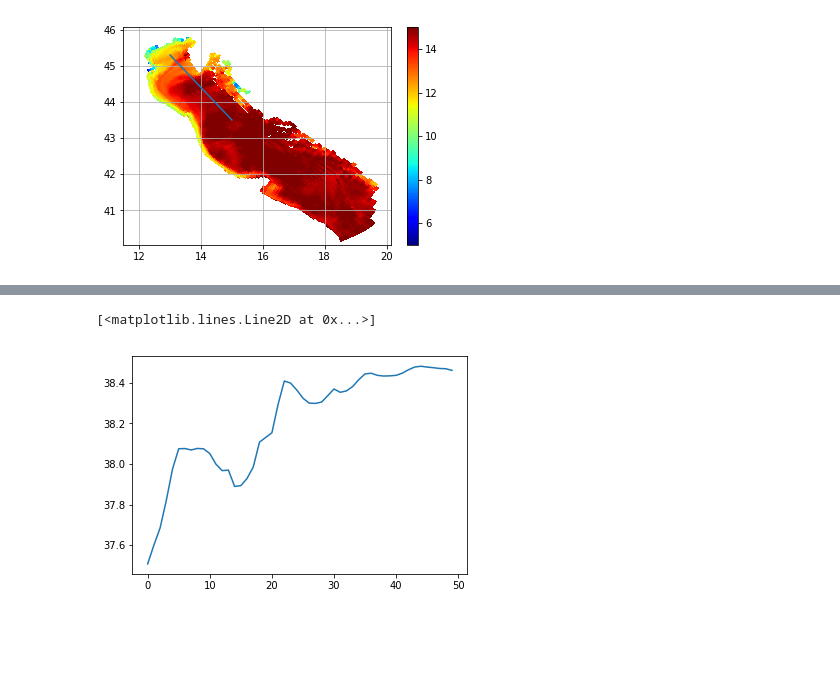
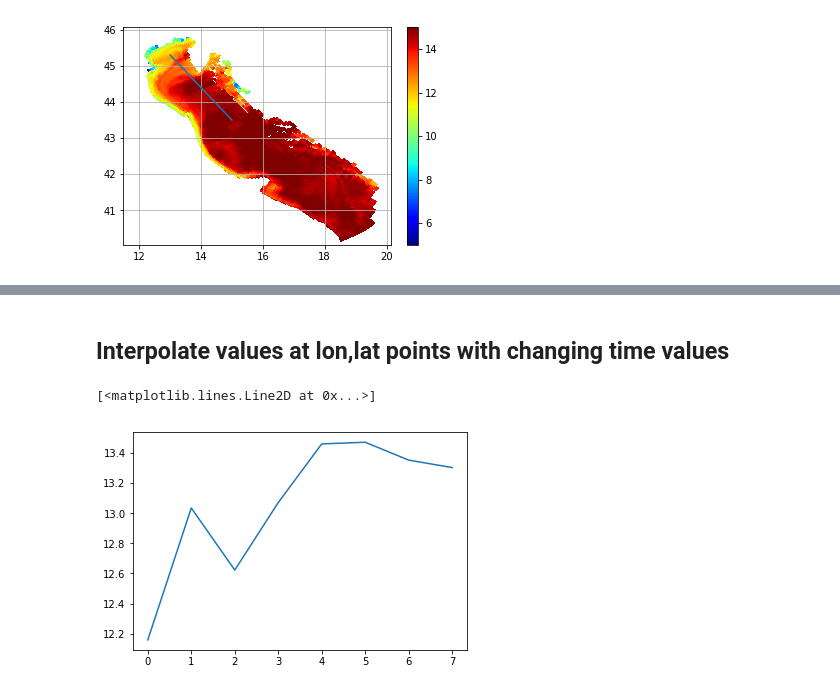
Before and after one commit to NOAA-ORR-ERD/gridded, a Jupyter notebook: examples/trajectory_test.ipynb, the cells around one changed output, grey strips where cells are left out. Drawn from its saved outputs; the diff is of its cells as text; code cells hidden in the pictures; blank space fills up the shorter version.

```diff
--- a/examples/trajectory_test.ipynb
+++ b/examples/trajectory_test.ipynb
@@ -57,5 +47,11 @@ plt.plot(temps)
+# %%
+times = temperature.time.data
+# %% [markdown]
+## Interpolate values at lon,lat points with changing time values
+# %%
+over_time = [temperature.at((x[i],y[i]), val)[0] for i,val in enumerate(times)]
 # %%
-plt.plot(salts)
+plt.plot(over_time)
 # %% [output]
 [<matplotlib.lines.Line2D at 0x...>]
-[figure, old version]
+[figure, new version]
```
Also changed, not shown: parts of 5 cells of this notebook, 1 other file.
